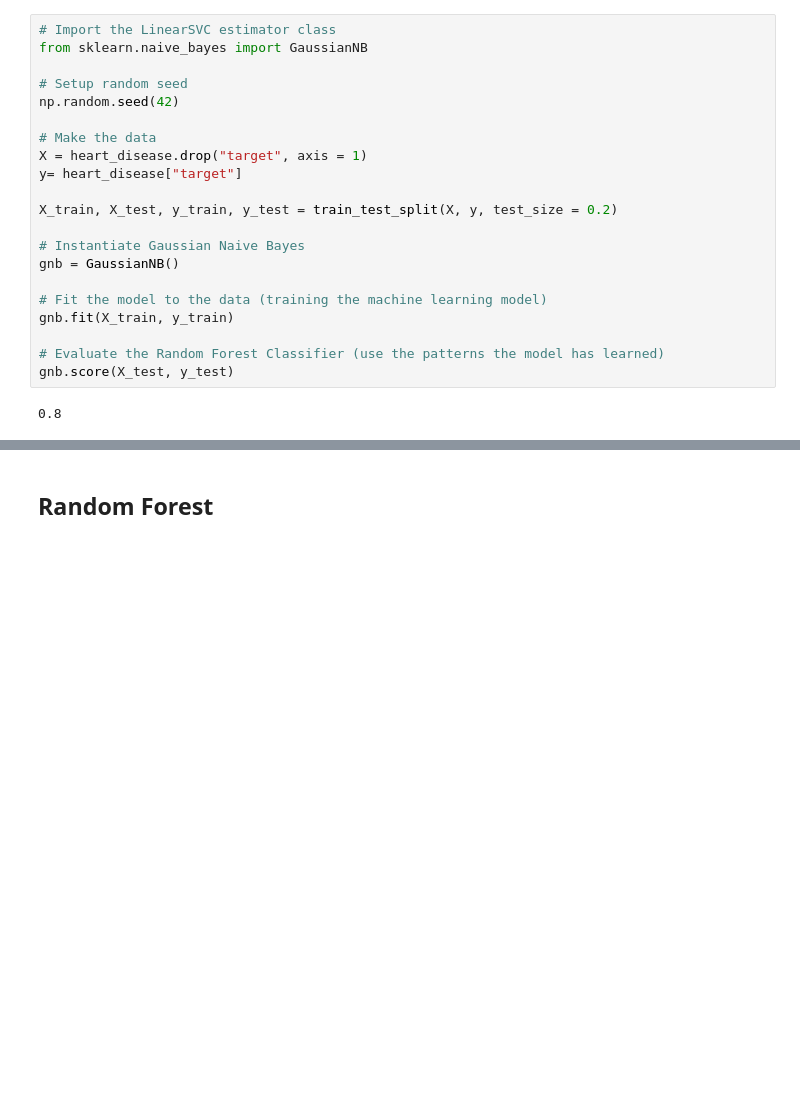
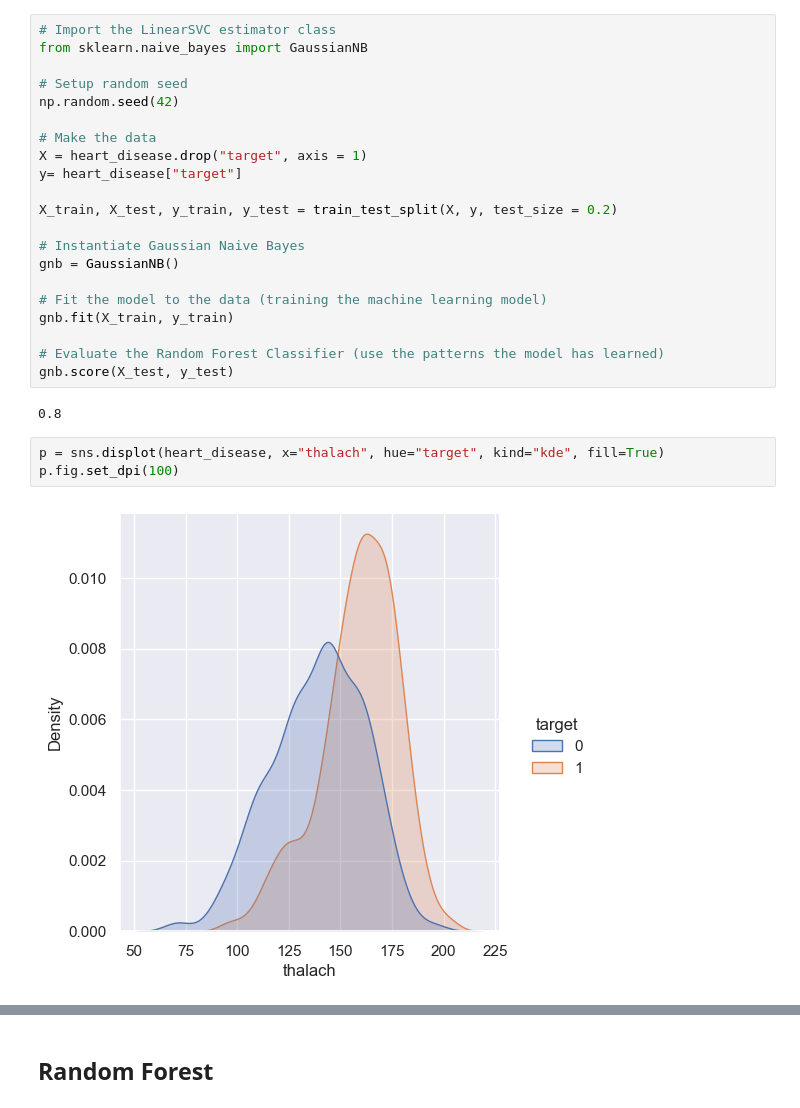
Before and after one commit to mcabanlit/ml-training, a Jupyter notebook: heart-disease-prediction.ipynb, the cells around one changed output, grey strips where cells are left out. Cells and saved outputs as stored; diff of their text form; blank space fills up the shorter version.

```diff
--- a/heart-disease-prediction.ipynb
+++ b/heart-disease-prediction.ipynb
@@ -342,3 +226,8 @@ gnb.fit(X_train, y_train)
 gnb.score(X_test, y_test)
 # %% [output]
 0.8
+# %%
+p = sns.displot(heart_disease, x="thalach", hue="target", kind="kde", fill=True)
+p.fig.set_dpi(100)
+# %% [output]
+[figure, added]
```
Also changed, not shown: parts of 50 cells of this notebook, 18 other files.
